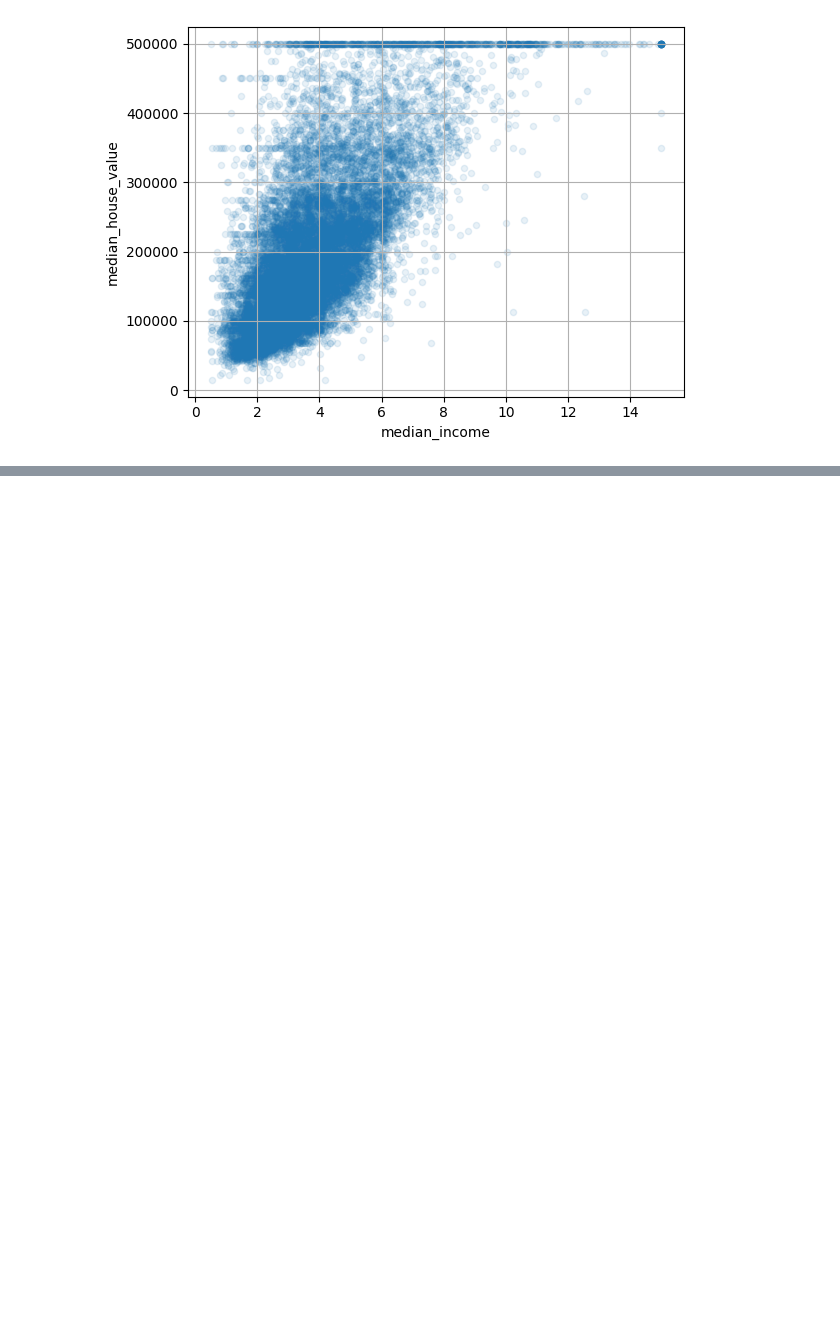
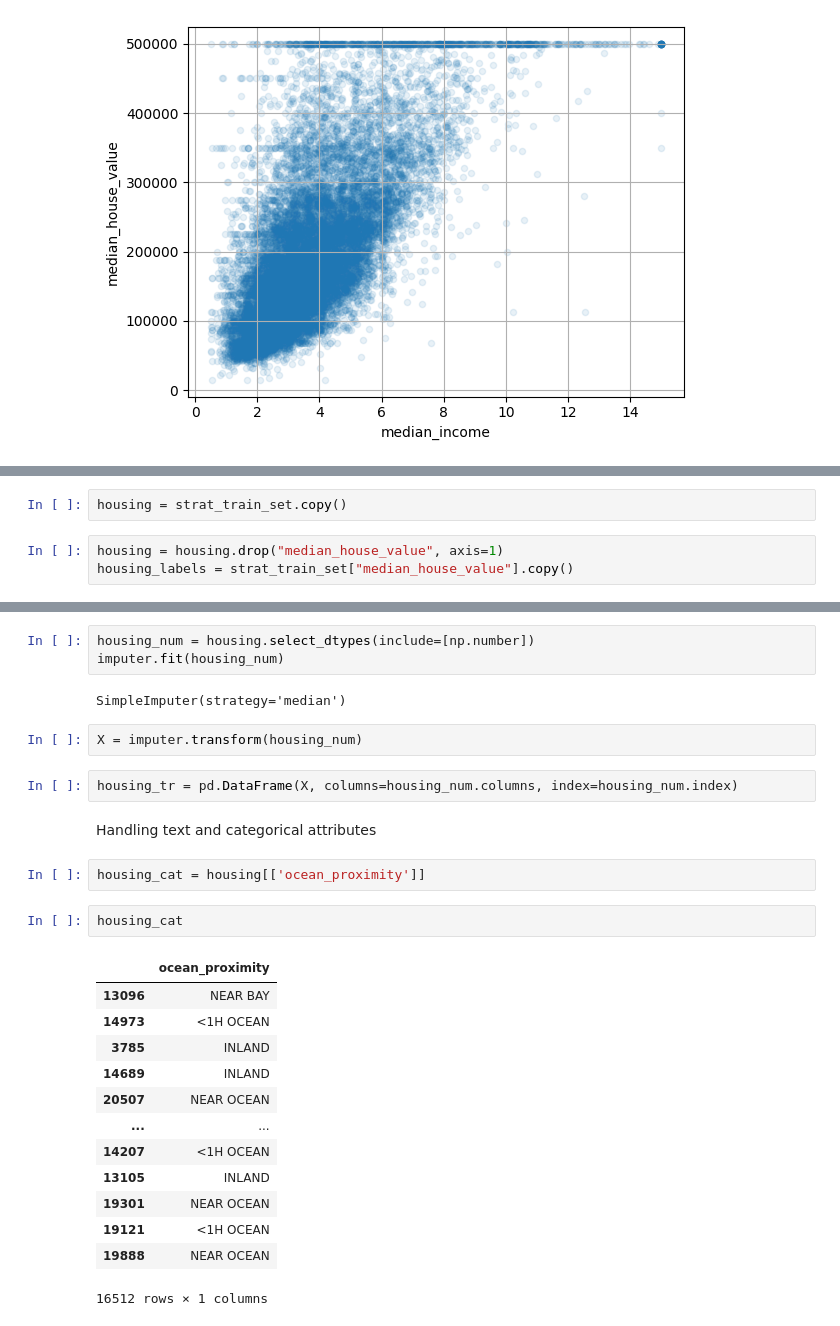
Before and after one commit to ganeshgaiy/ML---district-median-house-pricing-california, a Jupyter notebook: housing-prices-predict.ipynb, the cells around one changed output, grey strips where cells are left out. Drawn from its saved outputs; the diff is of its cells as text; blank space fills up the shorter version.

```diff
--- a/housing-prices-predict.ipynb
+++ b/housing-prices-predict.ipynb
@@ -248,0 +312,5 @@ housing.plot(kind="scatter", x="median_income", y="median_house_value", alpha=0.
+# %%
+housing = strat_train_set.copy()
+# %%
+housing = housing.drop("median_house_value", axis=1)
+housing_labels = strat_train_set["median_house_value"].copy()
@@ -248,0 +344,29 @@ housing.plot(kind="scatter", x="median_income", y="median_house_value", alpha=0.
+# %%
+housing_num = housing.select_dtypes(include=[np.number])
+imputer.fit(housing_num)
+# %% [output]
+SimpleImputer(strategy='median')
+# %%
+X = imputer.transform(housing_num)
+# %%
+housing_tr = pd.DataFrame(X, columns=housing_num.columns, index=housing_num.index)
+# %% [markdown]
+Handling text and categorical attributes
+# %%
+housing_cat = housing[['ocean_proximity']]
+# %%
+housing_cat
+# %% [output]
+|  | ocean_proximity |
+| 13096 | NEAR BAY |
+| 14973 | <1H OCEAN |
+| 3785 | INLAND |
+| 14689 | INLAND |
+| 20507 | NEAR OCEAN |
+| ... | ... |
+| 14207 | <1H OCEAN |
+| 13105 | INLAND |
+| 19301 | NEAR OCEAN |
+| 19121 | <1H OCEAN |
+| 19888 | NEAR OCEAN |
+16512 rows × 1 columns
```
Also changed, not shown: parts of 17 cells of this notebook.
